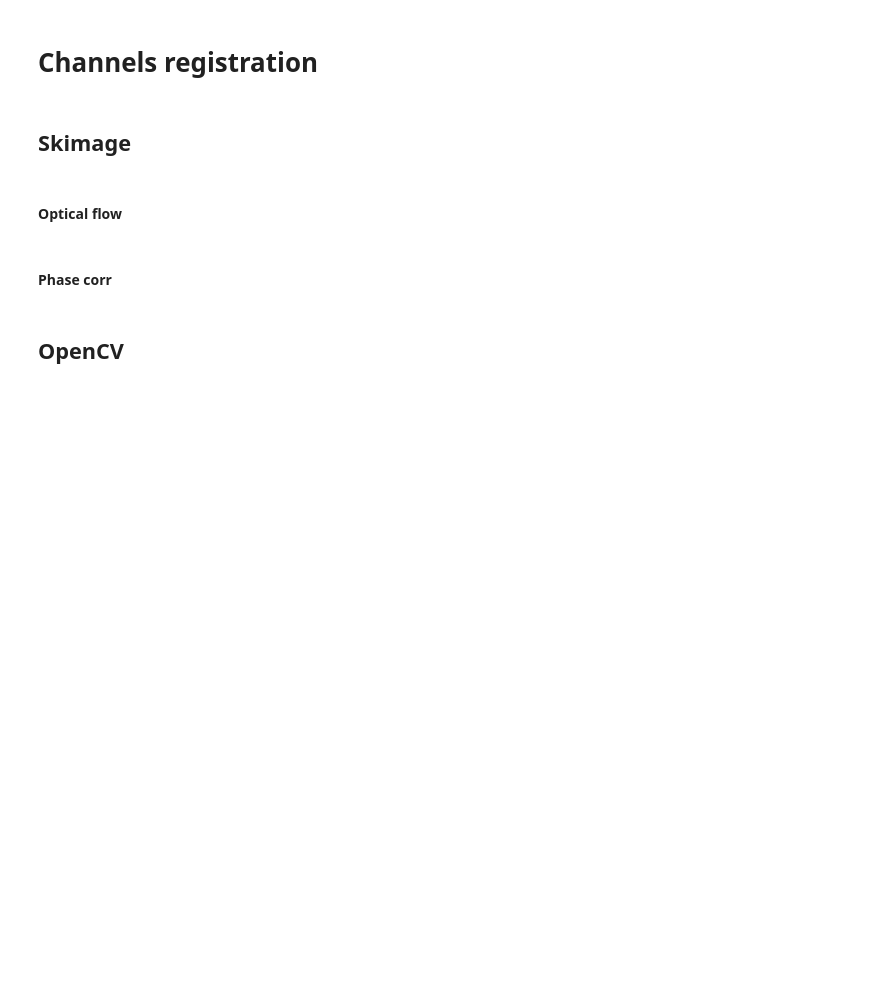
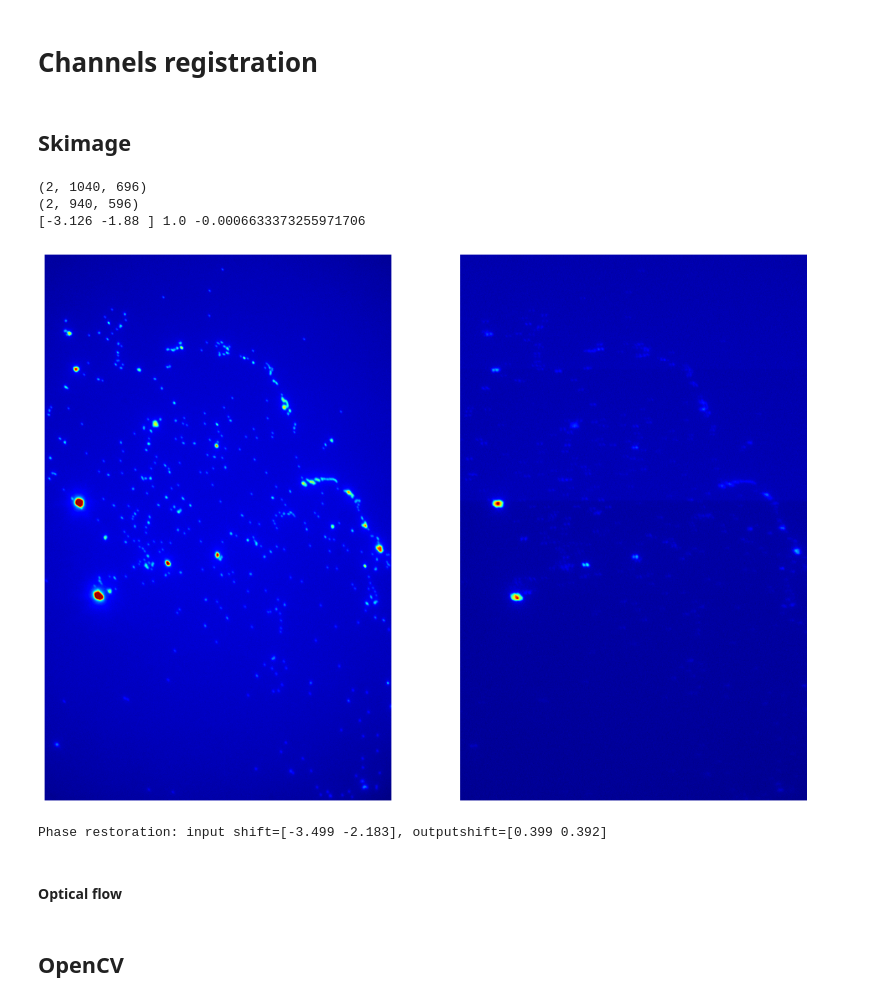
Before and after one commit to wisstock/LTData, a Jupyter notebook: demo.ipynb, the cells around one changed output. Saved outputs shown, nothing was run; the diff lists cells and outputs as text; code cells hidden in the pictures; blank space fills up the shorter version.

Commit message:
11.03.2024: restoration in progress

```diff
--- a/demo.ipynb
+++ b/demo.ipynb
@@ -193,3 +176,55 @@ ax[1].axis('off')
+# %%
+def _uint_convert(img):
+    if isinstance(img[0,0], np.uint16):
+        return img
+    else:
+        i_min = img.min()
+        i_max = img.max()
+
+        a = 65535 / (i_max-i_min)
+        b = 65535 - a * i_max
+        uint_img = (a * img + b).astype(np.uint16)
+        return uint_img
+
+raw_beads = io.imread('/home/wisstock/bio_data/chemLTD/24_03_8/drift/beads_01.tif')[0]
+print(raw_beads.shape)
+
+border_crop = 50
+y,x = raw_beads.shape[1:3]
+raw_beads = raw_beads[:,border_crop:y-border_crop,border_crop:x-border_crop]
+print(raw_beads.shape)
+
+ref_img = _uint_convert(raw_beads[1])
+offset_img = _uint_convert(raw_beads[0])
+
+shift, error, diffphase = phase_cross_correlation(ref_img, offset_img, upsample_factor=500)
+print(shift, error, diffphase)
+
+fig, ax = plt.subplots(ncols=2, figsize=(15,15))
+ax[0].imshow(ref_img, cmap='jet')
+ax[1].imshow(offset_img, cmap='jet')
+ax[0].axis('off')
+ax[1].axis('off')
+plt.show()
+
+
+def phase_restoration(raw_ref_img, raw_offset_img):
+    ref_img = filters.sobel_h(raw_ref_img)
+    offset_img = filters.sobel_h(raw_offset_img)
+    input_shift, input_error, input_diffphase = phase_cross_correlation(ref_img, offset_img, upsample_factor=1000)
+    tform = transform.SimilarityTransform(translation=(-input_shift[1], -input_shift[0]))
+    phase_warp_img = transform.warp(raw_offset_img, tform, order=5)
+    output_shift, output_error, output_diffphase = phase_cross_correlation(raw_ref_img, phase_warp_img, upsample_factor=1000)
+    print(f'Phase restoration: input shift={input_shift}, outputshift={output_shift}')
+    return phase_warp_img, tform
+
+phase_warp_img, phase_matrix = phase_restoration(ref_img, offset_img)
+# %% [output]
+(2, 1040, 696)
+(2, 940, 596)
+[-3.126 -1.88 ] 1.0 -0.0006633373255971706
+[figure, added]
+Phase restoration: input shift=[-3.499 -2.183], outputshift=[0.399 0.392]
 # %% [markdown]
 #### Optical flow
 # %%
@@ -207,5 +242,3 @@ def flow_restoration(raw_ref_img, raw_offset_img):
     return flow_warp_img
 
 flow_warp_img = flow_restoration(ref_img, offset_img)
-# %% [markdown]
-#### Phase corr
```
Also changed, not shown: parts of 11 cells of this notebook, 1 other file.
